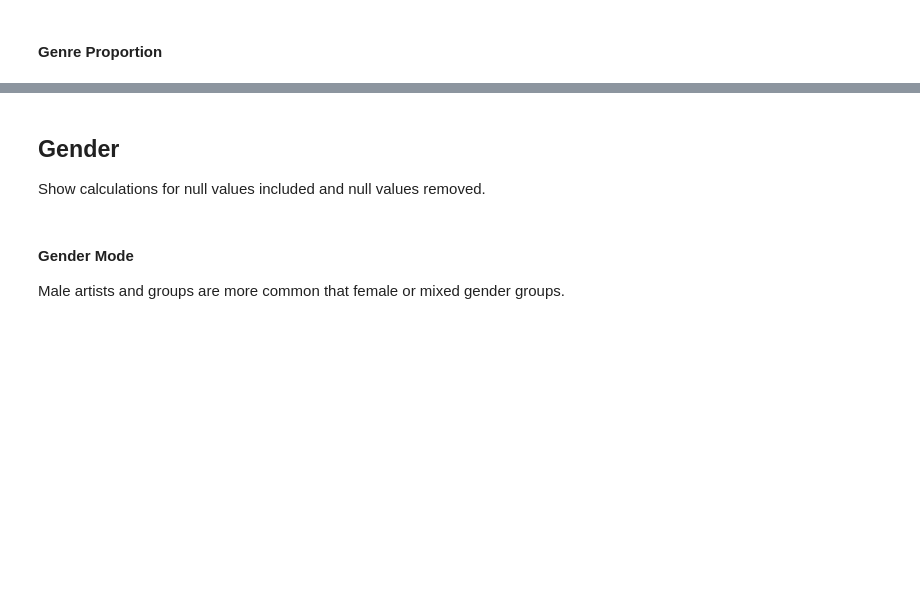
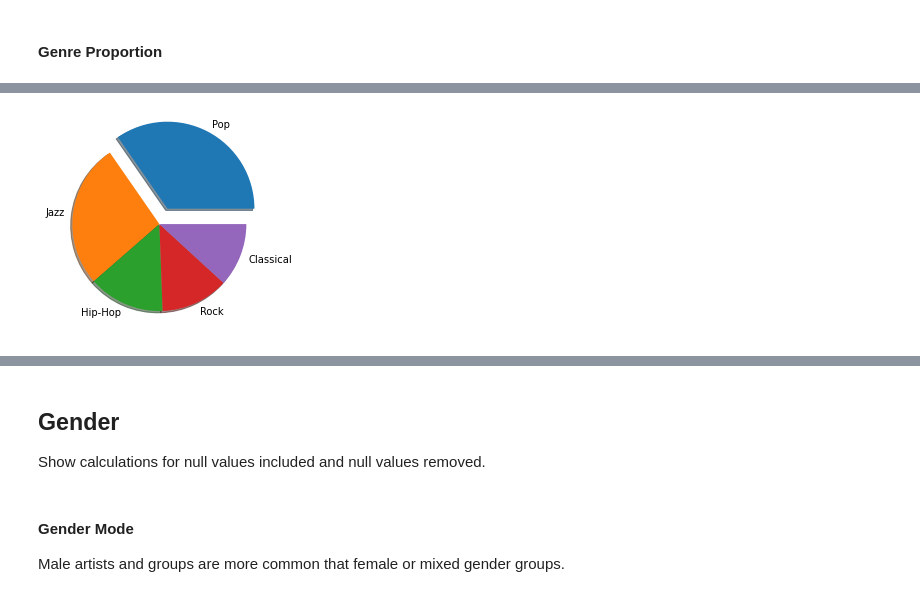
Before and after one commit to existentialplantperson/Week_08_COVID_analysis, a Jupyter notebook: Audio_Data_Update.ipynb, the cells around one changed output, grey strips where cells are left out. Saved outputs shown, nothing was run; the diff lists cells and outputs as text; code cells hidden in the pictures; blank space fills up the shorter version.

```diff
--- a/Audio_Data_Update.ipynb
+++ b/Audio_Data_Update.ipynb
@@ -409,0 +424,9 @@ genre_proportion_top10
+# %%
+y = np.array([44, 34, 18, 16, 15])
+mylabels = ["Pop", "Jazz", "Hip-Hop", "Rock", "Classical"]
+myexplode = [0.2, 0, 0, 0, 0]
+
+plt.pie(y, labels = mylabels, explode = myexplode, shadow = True)
+plt.show()
+# %% [output]
+[figure, added]
```
Also changed, not shown: parts of 19 cells of this notebook.
